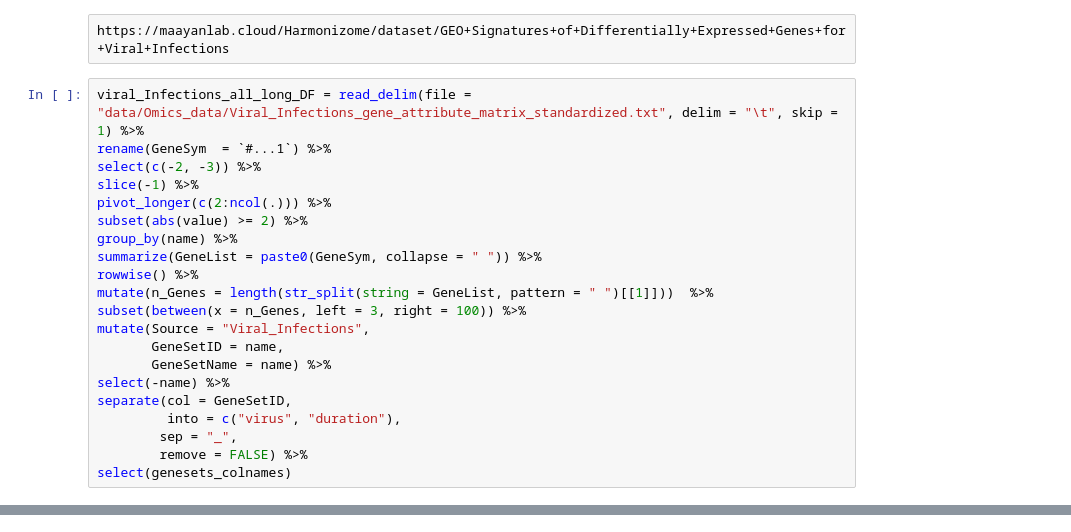
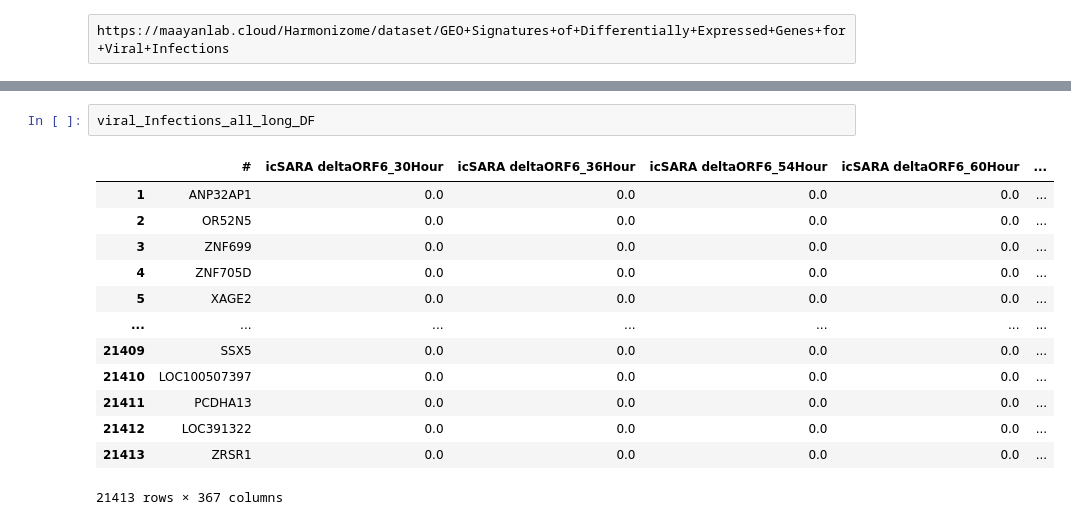
Before and after one commit to idekerlab/llm_evaluation_for_gene_set_interpretation, a Jupyter notebook: 0.[Omics_revamped]_ProcessOmicsData.ipynb, the cells around one changed output, grey strips where cells are left out. Drawn from its saved outputs; the diff is of its cells as text.

```diff
--- a/0.[Omics_revamped]_ProcessOmicsData.ipynb
+++ b/0.[Omics_revamped]_ProcessOmicsData.ipynb
@@ -126,24 +153,3 @@ dim(L1000_DF)
 ### Viral Infections
 # %% [raw]
 https://maayanlab.cloud/Harmonizome/dataset/GEO+Signatures+of+Differentially+Expressed+Genes+for+Viral+Infections
-# %%
-viral_Infections_all_long_DF = read_delim(file = "data/Omics_data/Viral_Infections_gene_attribute_matrix_standardized.txt", delim = "\t", skip = 1) %>%
-rename(GeneSym  = `#...1`) %>%
-select(c(-2, -3)) %>%
-slice(-1) %>%
-pivot_longer(c(2:ncol(.))) %>%
-subset(abs(value) >= 2) %>%
-group_by(name) %>%
-summarize(GeneList = paste0(GeneSym, collapse = " ")) %>%
-rowwise() %>%
-mutate(n_Genes = length(str_split(string = GeneList, pattern = " ")[[1]]))  %>%
-subset(between(x = n_Genes, left = 3, right = 100)) %>%
-mutate(Source = "Viral_Infections",
-       GeneSetID = name,
-       GeneSetName = name) %>%
-select(-name) %>%
-separate(col = GeneSetID,
-         into = c("virus", "duration"),
-        sep = "_",
-        remove = FALSE) %>%
-select(genesets_colnames)
@@ -174,0 +156,16 @@ Warning message:
+# %%
+viral_Infections_all_long_DF
+# %% [output]
+|  | # | icSARA deltaORF6_30Hour | icSARA deltaORF6_36Hour | icSARA deltaORF6_54Hour | icSARA deltaORF6_60Hour | ... |
+| 1 | ANP32AP1 | 0.0 | 0.0 | 0.0 | 0.0 | ... |
+| 2 | OR52N5 | 0.0 | 0.0 | 0.0 | 0.0 | ... |
+| 3 | ZNF699 | 0.0 | 0.0 | 0.0 | 0.0 | ... |
+| 4 | ZNF705D | 0.0 | 0.0 | 0.0 | 0.0 | ... |
+| 5 | XAGE2 | 0.0 | 0.0 | 0.0 | 0.0 | ... |
+| ... | ... | ... | ... | ... | ... | ... |
+| 21409 | SSX5 | 0.0 | 0.0 | 0.0 | 0.0 | ... |
+| 21410 | LOC100507397 | 0.0 | 0.0 | 0.0 | 0.0 | ... |
+| 21411 | PCDHA13 | 0.0 | 0.0 | 0.0 | 0.0 | ... |
+| 21412 | LOC391322 | 0.0 | 0.0 | 0.0 | 0.0 | ... |
+| 21413 | ZRSR1 | 0.0 | 0.0 | 0.0 | 0.0 | ... |
+21413 rows × 367 columns
```
Also changed, not shown: parts of 26 cells of this notebook, 3 other files.
